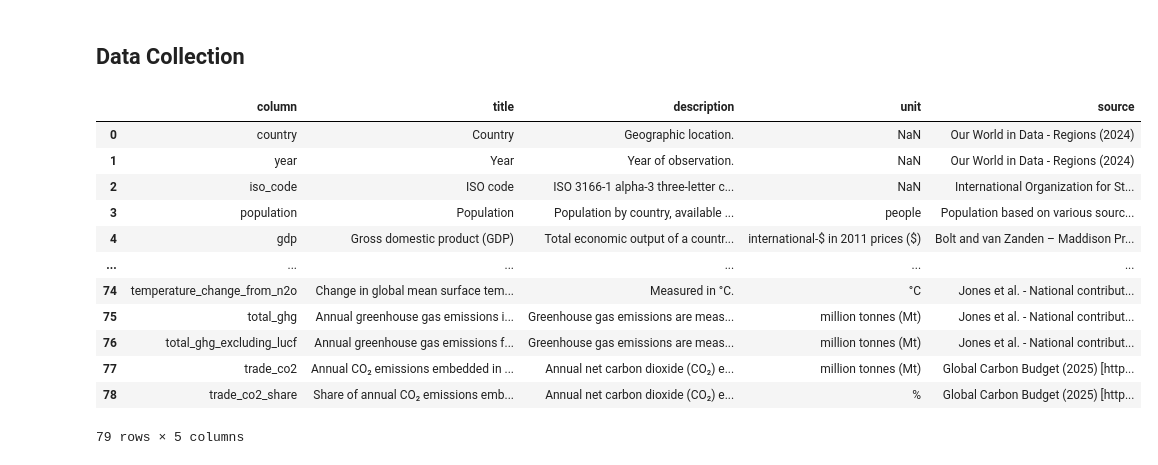
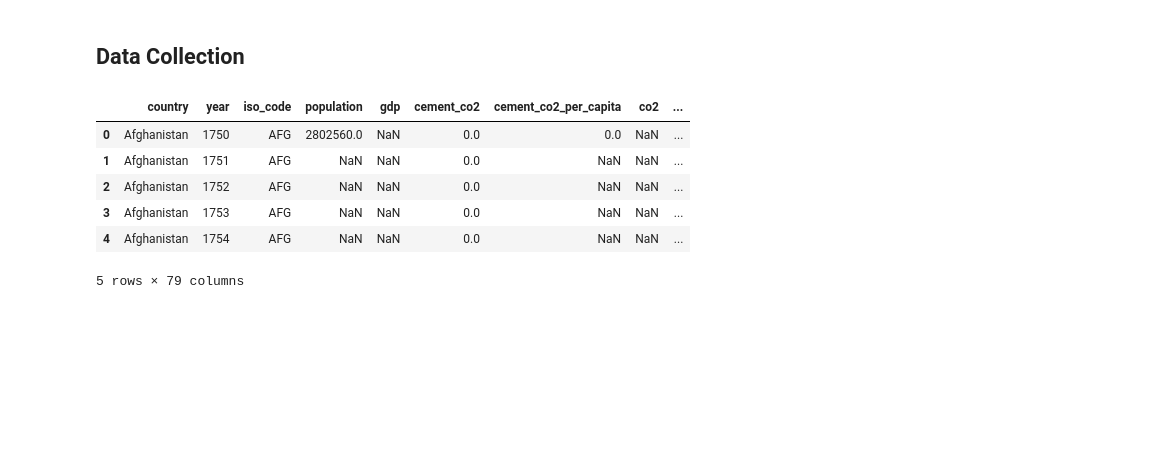
Before and after one commit to AlvitoDwiP/carbon-emission, a Jupyter notebook: notebooks/01-data-overview.ipynb, the cells around one changed output. Cells and saved outputs as stored; diff of their text form; code cells hidden in the pictures; blank space fills up the shorter version.

Commit message:
add data overview

```diff
--- a/notebooks/01-data-overview.ipynb
+++ b/notebooks/01-data-overview.ipynb
@@ -10,19 +10,13 @@ import scipy as sp
 # %% [markdown]
 ## Data Collection
 # %%
-df = pd.read_csv("https://raw.githubusercontent.com/AlvitoDwiP/carbon-emission/refs/heads/main/data/raw/owid-co2-codebook.csv", delimiter=',')
-df
+df = pd.read_csv("https://raw.githubusercontent.com/AlvitoDwiP/carbon-emission/refs/heads/main/data/raw/owid-co2-data.csv", delimiter=',')
+df.head()
 # %% [output]
-|  | column | title | description | unit | source |
-| 0 | country | Country | Geographic location. | NaN | Our World in Data - Regions (2024) |
-| 1 | year | Year | Year of observation. | NaN | Our World in Data - Regions (2024) |
-| 2 | iso_code | ISO code | ISO 3166-1 alpha-3 three-letter c... | NaN | International Organization for St... |
-| 3 | population | Population | Population by country, available ... | people | Population based on various sourc... |
-| 4 | gdp | Gross domestic product (GDP) | Total economic output of a countr... | international-$ in 2011 prices ($) | Bolt and van Zanden – Maddison Pr... |
-| ... | ... | ... | ... | ... | ... |
-| 74 | temperature_change_from_n2o | Change in global mean surface tem... | Measured in °C. | °C | Jones et al. - National contribut... |
-| 75 | total_ghg | Annual greenhouse gas emissions i... | Greenhouse gas emissions are meas... | million tonnes (Mt) | Jones et al. - National contribut... |
-| 76 | total_ghg_excluding_lucf | Annual greenhouse gas emissions f... | Greenhouse gas emissions are meas... | million tonnes (Mt) | Jones et al. - National contribut... |
-| 77 | trade_co2 | Annual CO₂ emissions embedded in ... | Annual net carbon dioxide (CO₂) e... | million tonnes (Mt) | Global Carbon Budget (2025) [http... |
-| 78 | trade_co2_share | Share of annual CO₂ emissions emb... | Annual net carbon dioxide (CO₂) e... | % | Global Carbon Budget (2025) [http... |
+|  | country | year | iso_code | population | gdp | cement_co2 | cement_co2_per_capita | co2 | ... |
+| 0 | Afghanistan | 1750 | AFG | 2802560.0 | NaN | 0.0 | 0.0 | NaN | ... |
+| 1 | Afghanistan | 1751 | AFG | NaN | NaN | 0.0 | NaN | NaN | ... |
+| 2 | Afghanistan | 1752 | AFG | NaN | NaN | 0.0 | NaN | NaN | ... |
+| 3 | Afghanistan | 1753 | AFG | NaN | NaN | 0.0 | NaN | NaN | ... |
+| 4 | Afghanistan | 1754 | AFG | NaN | NaN | 0.0 | NaN | NaN | ... |
-79 rows × 5 columns
+5 rows × 79 columns
```
Also changed, not shown: parts of 8 cells of this notebook.
